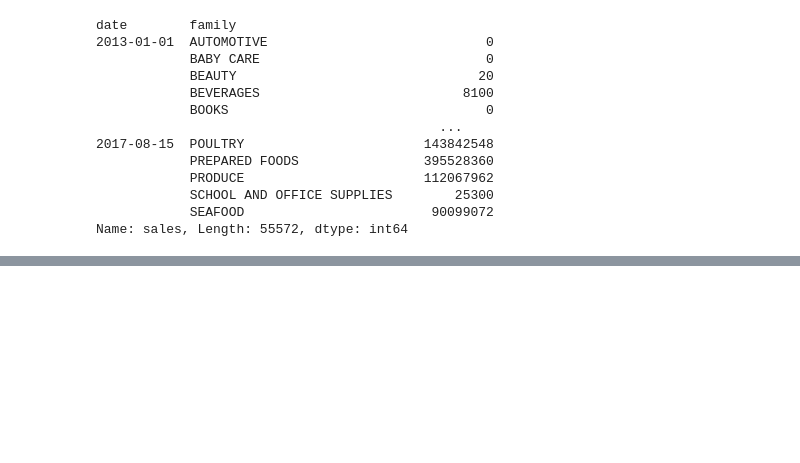
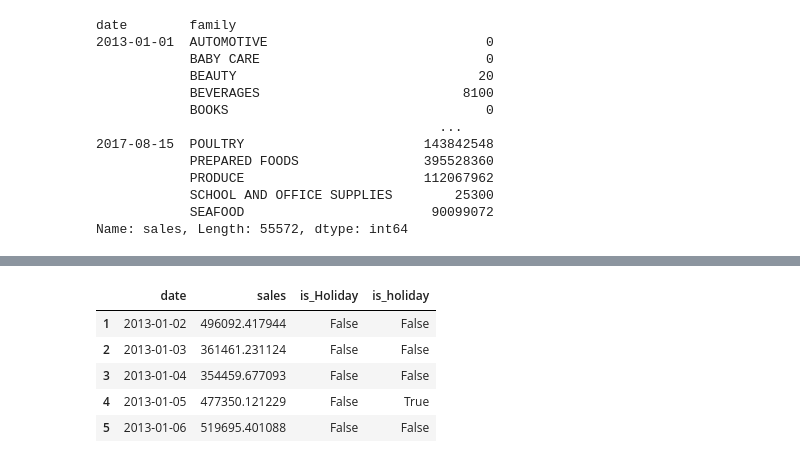
Before and after one commit to AndresFrancoG/SalesPrediction, a Jupyter notebook: dataExploration.ipynb, the cells around one changed output, grey strips where cells are left out. Cells and saved outputs as stored; diff of their text form; code cells hidden in the pictures; blank space fills up the shorter version.

```diff
--- a/dataExploration.ipynb
+++ b/dataExploration.ipynb
@@ -118,0 +119,4 @@ memory usage: 37.3 KB
+# %%
+isHoliday = pd.read_csv('Data/holidays_events.csv', parse_dates=['date'])
+isHoliday = isHoliday.drop(isHoliday[isHoliday.transferred == True].index)
+isHoliday.info()
@@ -118,0 +137,12 @@ memory usage: 37.3 KB
+# %%
+#salesPdateWOQuake['is_Holiday'] = [True if x in isHoliday['date'] else False for x in salesPdateWOQuake['date']]
+salesPdateWOQuake = salesPdateWOQuake.assign(is_holiday=False)
+salesPdateWOQuake.loc[salesPdateWOQuake.apply(lambda x: x.date in isHoliday['date'].to_list(), axis=1), 'is_holiday'] = True
+salesPdateWOQuake.head()
+# %% [output]
+|  | date | sales | is_Holiday | is_holiday |
+| 1 | 2013-01-02 | 496092.417944 | False | False |
+| 2 | 2013-01-03 | 361461.231124 | False | False |
+| 3 | 2013-01-04 | 354459.677093 | False | False |
+| 4 | 2013-01-05 | 477350.121229 | False | True |
+| 5 | 2013-01-06 | 519695.401088 | False | False |
```
Also changed, not shown: parts of 2 cells of this notebook.
